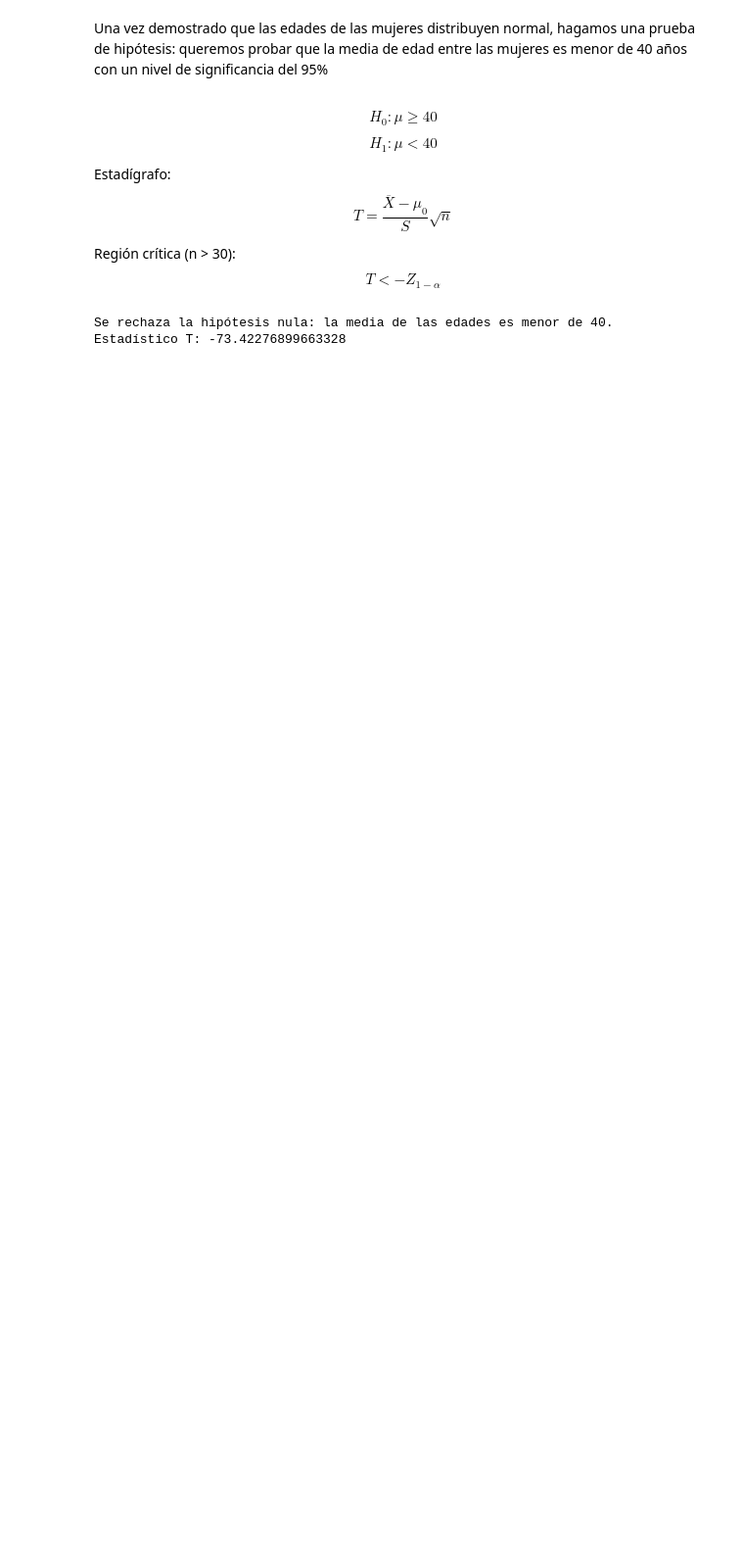
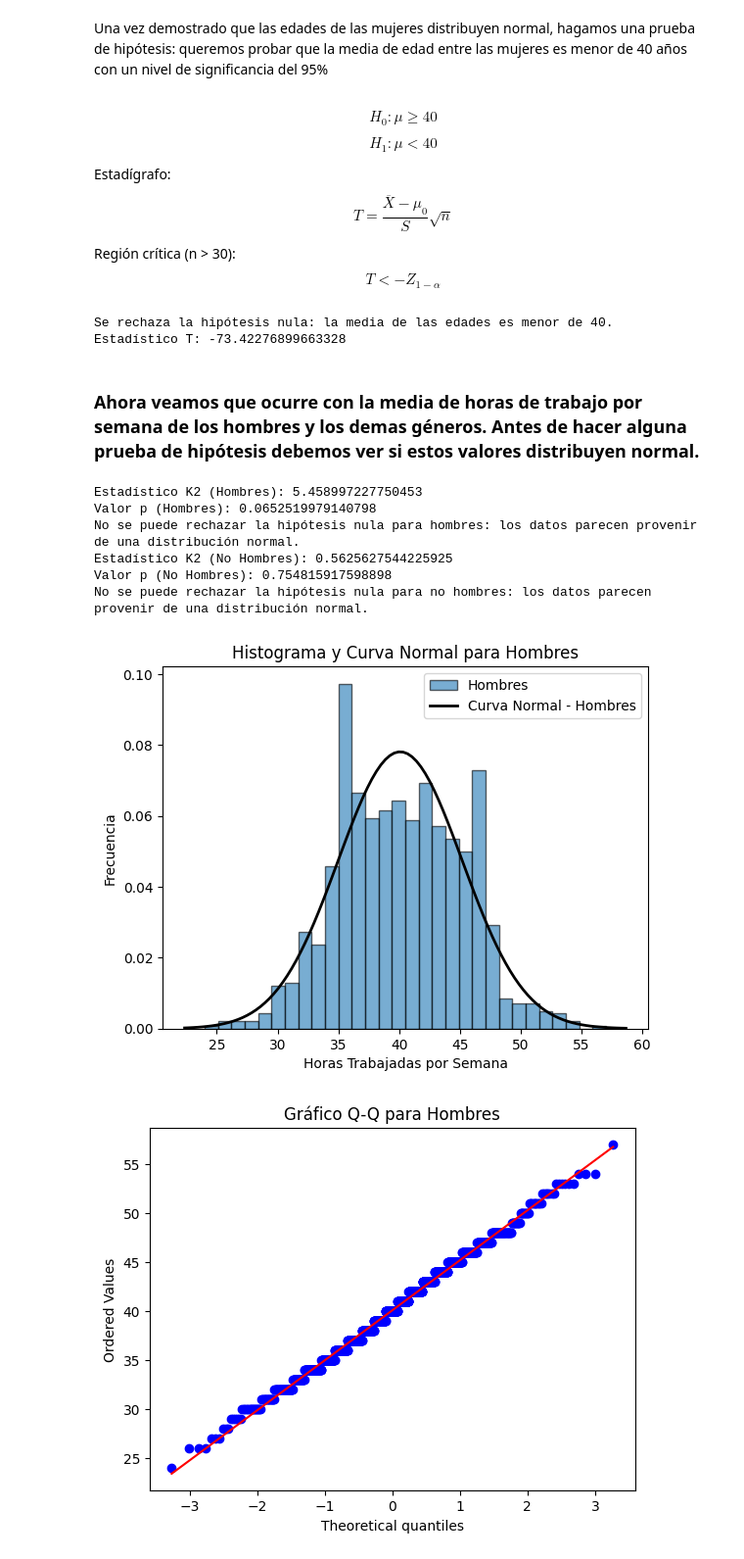
Before and after one commit to ClaudiaHdezPerez/ProyectoEstadistica, a Jupyter notebook: Proyecto/Proyecto.ipynb, the cells around one changed output. Shown: that part at 98% size. Cells and saved outputs as stored; diff of their text form; code cells hidden in the pictures; blank space fills up the shorter version.

Commit message:
Añadida prueba de hipótesis de dos poblaciones con la media de trabajo por semana

```diff
--- a/Proyecto/Proyecto.ipynb
+++ b/Proyecto/Proyecto.ipynb
@@ -334,3 +334,73 @@ print(f'Estadístico T: {T}')
 # %% [output]
 Se rechaza la hipótesis nula: la media de las edades es menor de 40.
 Estadístico T: -73.42276899663328
+# %% [markdown]
+### Ahora veamos que ocurre con la media de horas de trabajo por semana de los hombres y los demas géneros. Antes de hacer alguna prueba de hipótesis debemos ver si estos valores distribuyen normal.
+# %%
+men_hours = impact[impact['Gender'] == 'Male']['Hours_Worked_Per_Week']
+non_men_hours = impact[impact['Gender'] != 'Male']['Hours_Worked_Per_Week']
+# %%
+# Prueba de normalidad de D'Agostino-Pearson para hombres
+k2_men, p_men = stats.normaltest(men_hours)
+print(f'Estadístico K2 (Hombres): {k2_men}')
+print(f'Valor p (Hombres): {p_men}')
+
+# Evaluar los resultados de la prueba para hombres
+if p_men > alpha:
+    print("No se puede rechazar la hipótesis nula para hombres: los datos parecen provenir de una distribución normal.")
+else:
+    print("Se rechaza la hipótesis nula para hombres: los datos no parecen provenir de una distribución normal.")
+
+# Prueba de normalidad de D'Agostino-Pearson para no hombres
+k2_non_men, p_non_men = stats.normaltest(non_men_hours)
+print(f'Estadístico K2 (No Hombres): {k2_non_men}')
+print(f'Valor p (No Hombres): {p_non_men}')
+
+# Evaluar los resultados de la prueba para no hombres
+if p_non_men > alpha:
+    print("No se puede rechazar la hipótesis nula para no hombres: los datos parecen provenir de una distribución normal.")
+else:
+    print("Se rechaza la hipótesis nula para no hombres: los datos no parecen provenir de una distribución normal.")
+# Histograma y curva de distribución para hombres
+plt.hist(men_hours, bins=30, edgecolor='black', density=True, alpha=0.6, label='Hombres')
+xmin, xmax = plt.xlim()
+mean, std_dev = np.mean(men_hours), np.std(men_hours)
+x = np.linspace(xmin, xmax, 100)
+p = stats.norm.pdf(x, mean, std_dev)
+plt.plot(x, p, 'k', linewidth=2, label='Curva Normal - Hombres')
+plt.xlabel('Horas Trabajadas por Semana')
+plt.ylabel('Frecuencia')
+plt.title('Histograma y Curva Normal para Hombres')
+plt.legend()
+plt.show()
+
+# Gráfico Q-Q para hombres
+stats.probplot(men_hours, dist="norm", plot=plt)
+plt.title('Gráfico Q-Q para Hombres')
+plt.show()
+# Histograma y curva de distribución para no hombres
+plt.hist(non_men_hours, bins=30, edgecolor='black', density=True, alpha=0.6, label='No Hombres')
+xmin, xmax = plt.xlim()
+mean, std_dev = np.mean(non_men_hours), np.std(non_men_hours)
+x = np.linspace(xmin, xmax, 100)
+p = stats.norm.pdf(x, mean, std_dev)
+plt.plot(x, p, 'r', linewidth=2, label='Curva Normal - No Hombres')
+plt.xlabel('Horas Trabajadas por Semana')
+plt.ylabel('Frecuencia')
+plt.title('Histograma y Curva Normal para No Hombres')
+plt.legend()
+plt.show()
+
+# Gráfico Q-Q para no hombres
+stats.probplot(non_men_hours, dist="norm", plot=plt)
+plt.title('Gráfico Q-Q para No Hombres')
+plt.show()
+# %% [output]
+Estadístico K2 (Hombres): 5.458997227750453
+Valor p (Hombres): 0.0652519979140798
+No se puede rechazar la hipótesis nula para hombres: los datos parecen provenir de una distribución normal.
+Estadístico K2 (No Hombres): 0.5625627544225925
+Valor p (No Hombres): 0.754815917598898
+No se puede rechazar la hipótesis nula para no hombres: los datos parecen provenir de una distribución normal.
+[figure, added]
+[figure, added]
```
Also changed, not shown: parts of 6 cells of this notebook, 1 other file.
